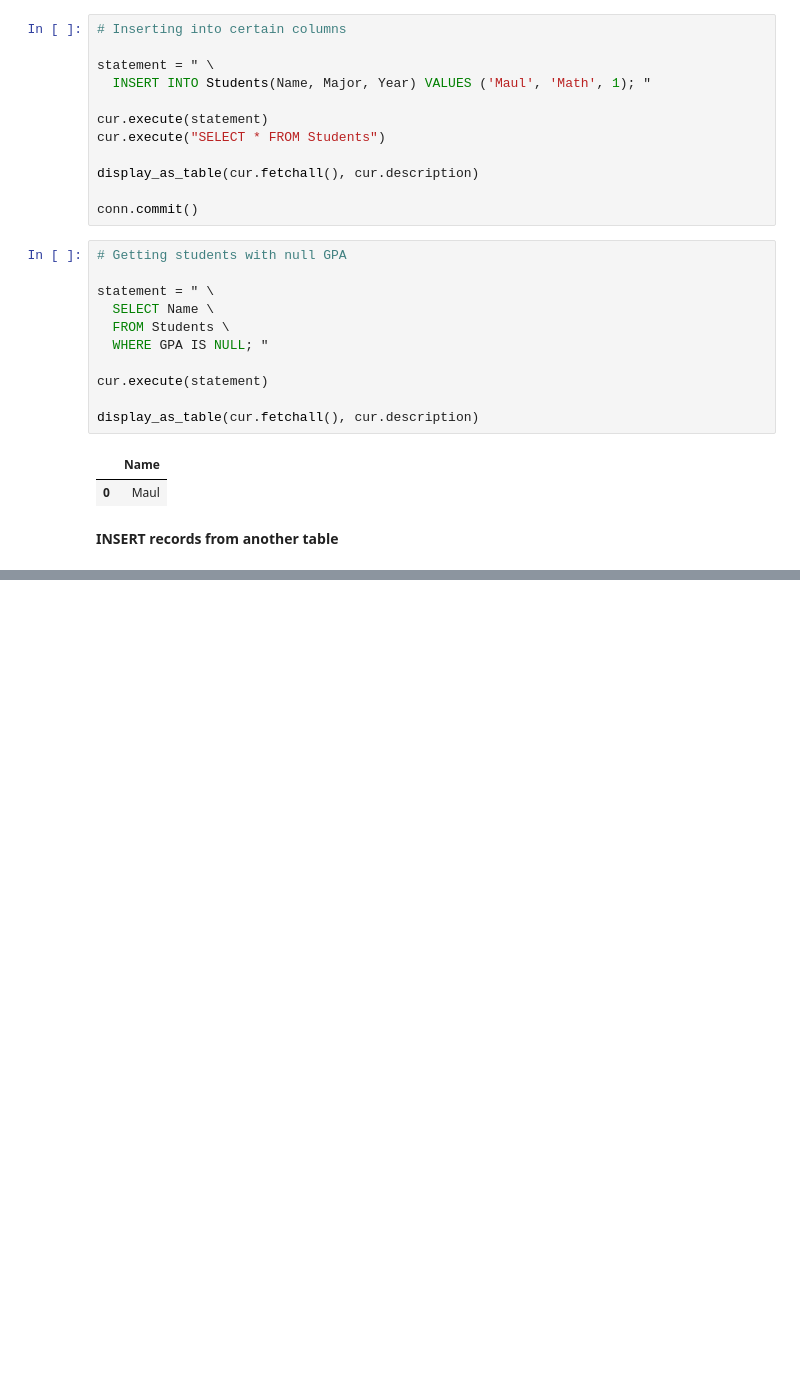
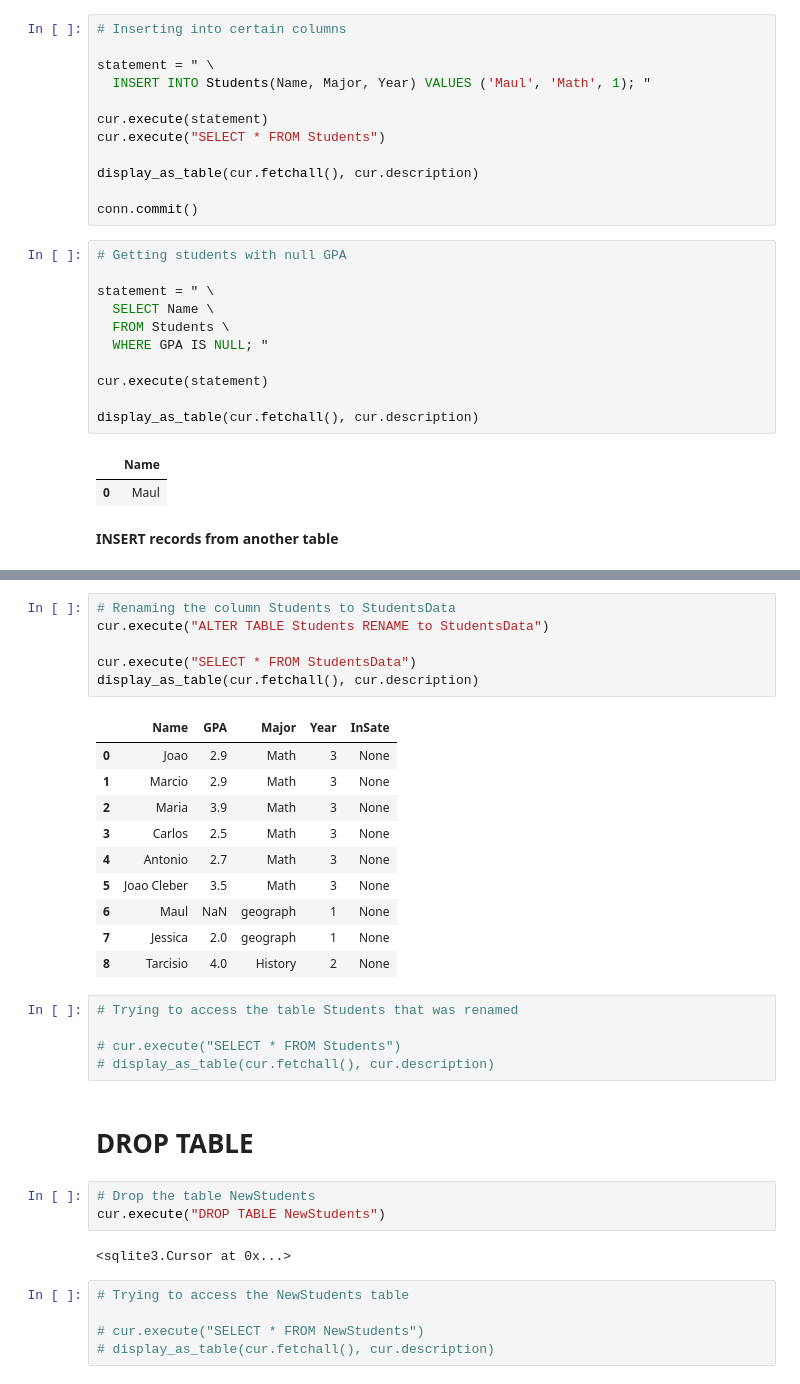
Before and after one commit to GuilhermeRuy97/Estudos-Diversos, a Jupyter notebook: pandasql/SQL_pandasql.ipynb, the cells around one changed output, grey strips where cells are left out. Saved outputs shown, nothing was run; the diff lists cells and outputs as text; blank space fills up the shorter version.

```diff
--- a/pandasql/SQL_pandasql.ipynb
+++ b/pandasql/SQL_pandasql.ipynb
@@ -688,0 +819,34 @@ display_as_table(cur.fetchall(), cur.description)
+# %%
+# Renaming the column Students to StudentsData
+cur.execute("ALTER TABLE Students RENAME to StudentsData")
+
+cur.execute("SELECT * FROM StudentsData")
+display_as_table(cur.fetchall(), cur.description)
+# %% [output]
+|  | Name | GPA | Major | Year | InSate |
+| 0 | Joao | 2.9 | Math | 3 | None |
+| 1 | Marcio | 2.9 | Math | 3 | None |
+| 2 | Maria | 3.9 | Math | 3 | None |
+| 3 | Carlos | 2.5 | Math | 3 | None |
+| 4 | Antonio | 2.7 | Math | 3 | None |
+| 5 | Joao Cleber | 3.5 | Math | 3 | None |
+| 6 | Maul | NaN | geograph | 1 | None |
+| 7 | Jessica | 2.0 | geograph | 1 | None |
+| 8 | Tarcisio | 4.0 | History | 2 | None |
+# %%
+# Trying to access the table Students that was renamed
+
+# cur.execute("SELECT * FROM Students")
+# display_as_table(cur.fetchall(), cur.description)
+# %% [markdown]
+# DROP TABLE
+# %%
+# Drop the table NewStudents
+cur.execute("DROP TABLE NewStudents")
+# %% [output]
+<sqlite3.Cursor at 0x...>
+# %%
+# Trying to access the NewStudents table
+
+# cur.execute("SELECT * FROM NewStudents")
+# display_as_table(cur.fetchall(), cur.description)
```
Also changed, not shown: parts of 62 cells of this notebook.
